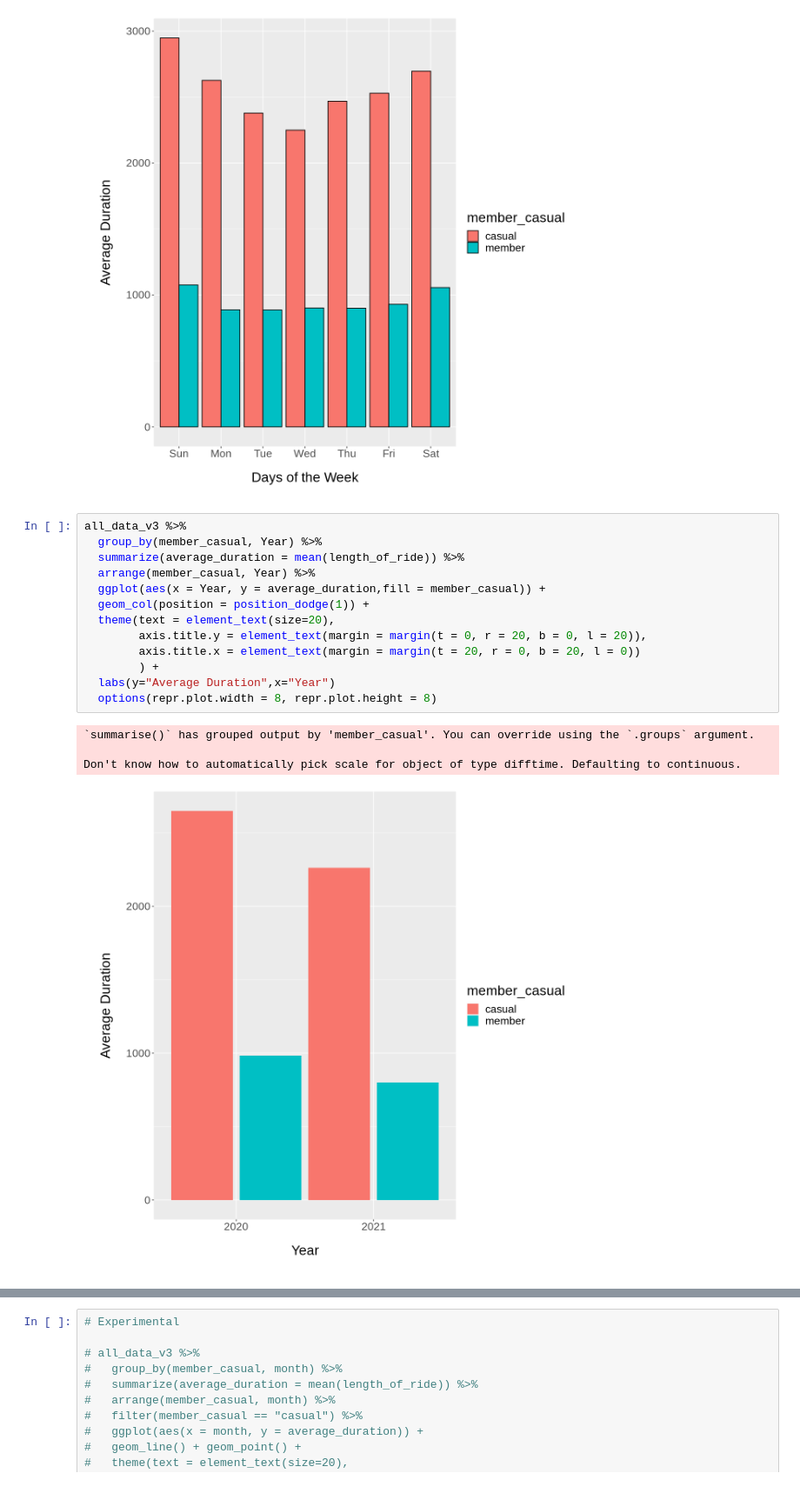
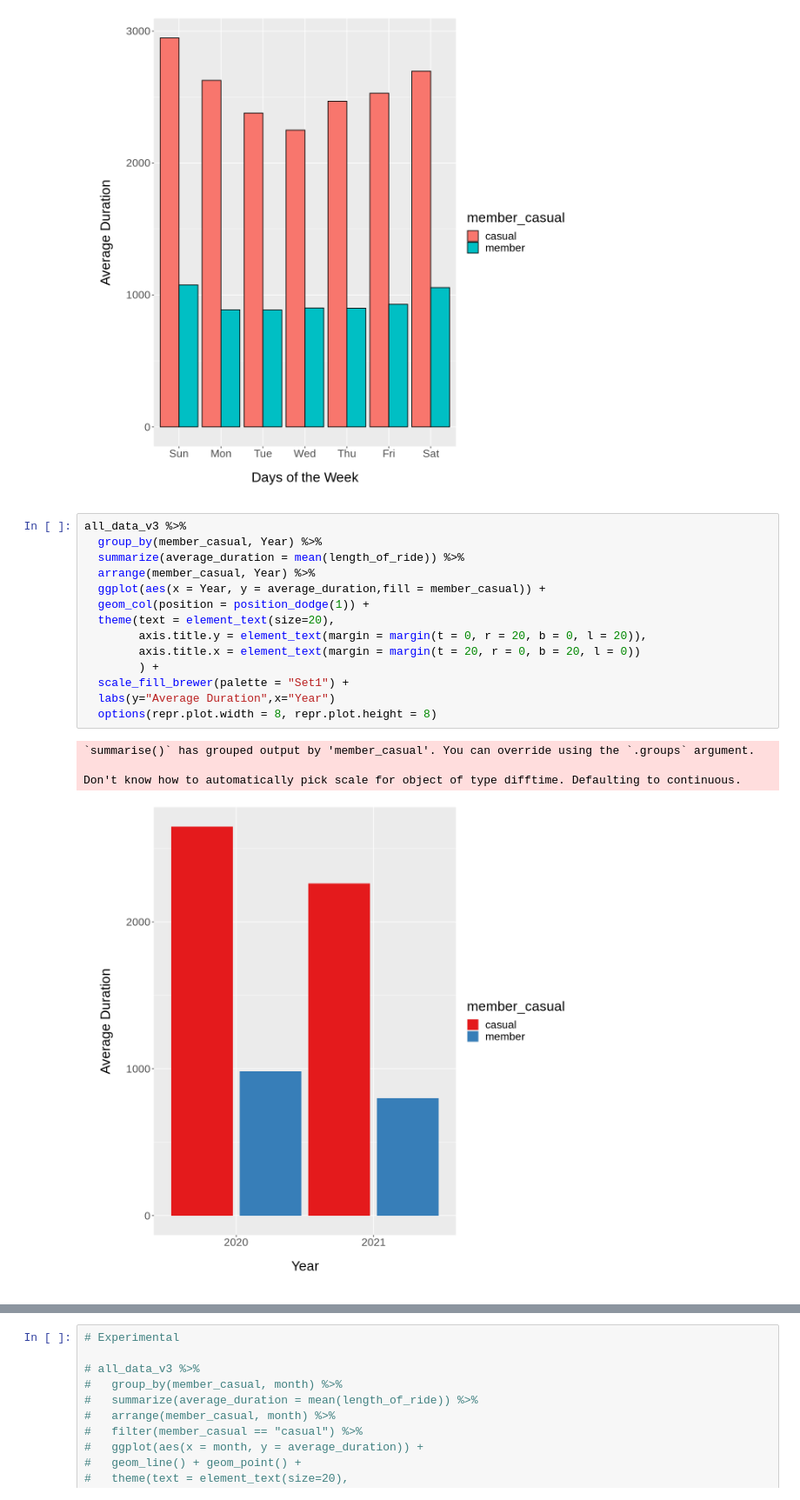
Before and after one commit to twilight-warlock/Cyclist-dataset-analysis, a Jupyter notebook: Cyclistic_Bike_Share_Analysis.ipynb, the cells around one changed output, grey strips where cells are left out. Shown at 87% size. Saved outputs shown, nothing was run; the diff lists cells and outputs as text.

```diff
--- a/Cyclistic_Bike_Share_Analysis.ipynb
+++ b/Cyclistic_Bike_Share_Analysis.ipynb
@@ -345,21 +325,22 @@ Don't know how to automatically pick scale for object of type difftime. Defaulti
 # %%
 all_data_v3 %>%
   group_by(member_casual, Year) %>%
   summarize(average_duration = mean(length_of_ride)) %>%
   arrange(member_casual, Year) %>%
   ggplot(aes(x = Year, y = average_duration,fill = member_casual)) +
   geom_col(position = position_dodge(1)) +
   theme(text = element_text(size=20),
         axis.title.y = element_text(margin = margin(t = 0, r = 20, b = 0, l = 20)),
         axis.title.x = element_text(margin = margin(t = 20, r = 0, b = 20, l = 0))
         ) +
+  scale_fill_brewer(palette = "Set1") +
   labs(y="Average Duration",x="Year")
   options(repr.plot.width = 8, repr.plot.height = 8)
 # %% [output]
 `summarise()` has grouped output by 'member_casual'. You can override using the `.groups` argument.
 
 Don't know how to automatically pick scale for object of type difftime. Defaulting to continuous.
-[figure, old version]
+[figure, new version]
 # %%
 all_data_v3 %>%
   group_by(member_casual, month) %>%
```
Also changed, not shown: parts of 4 cells of this notebook.
